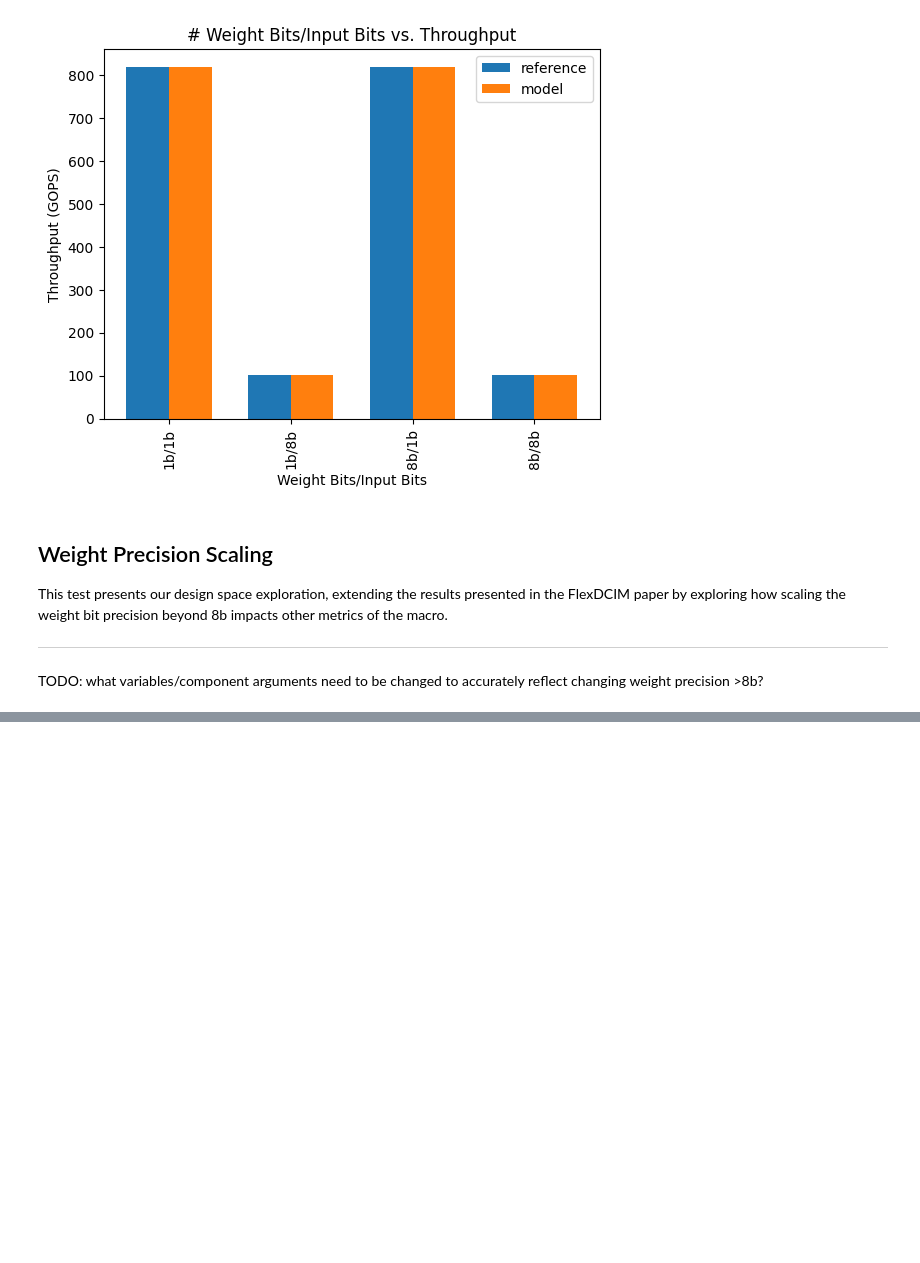
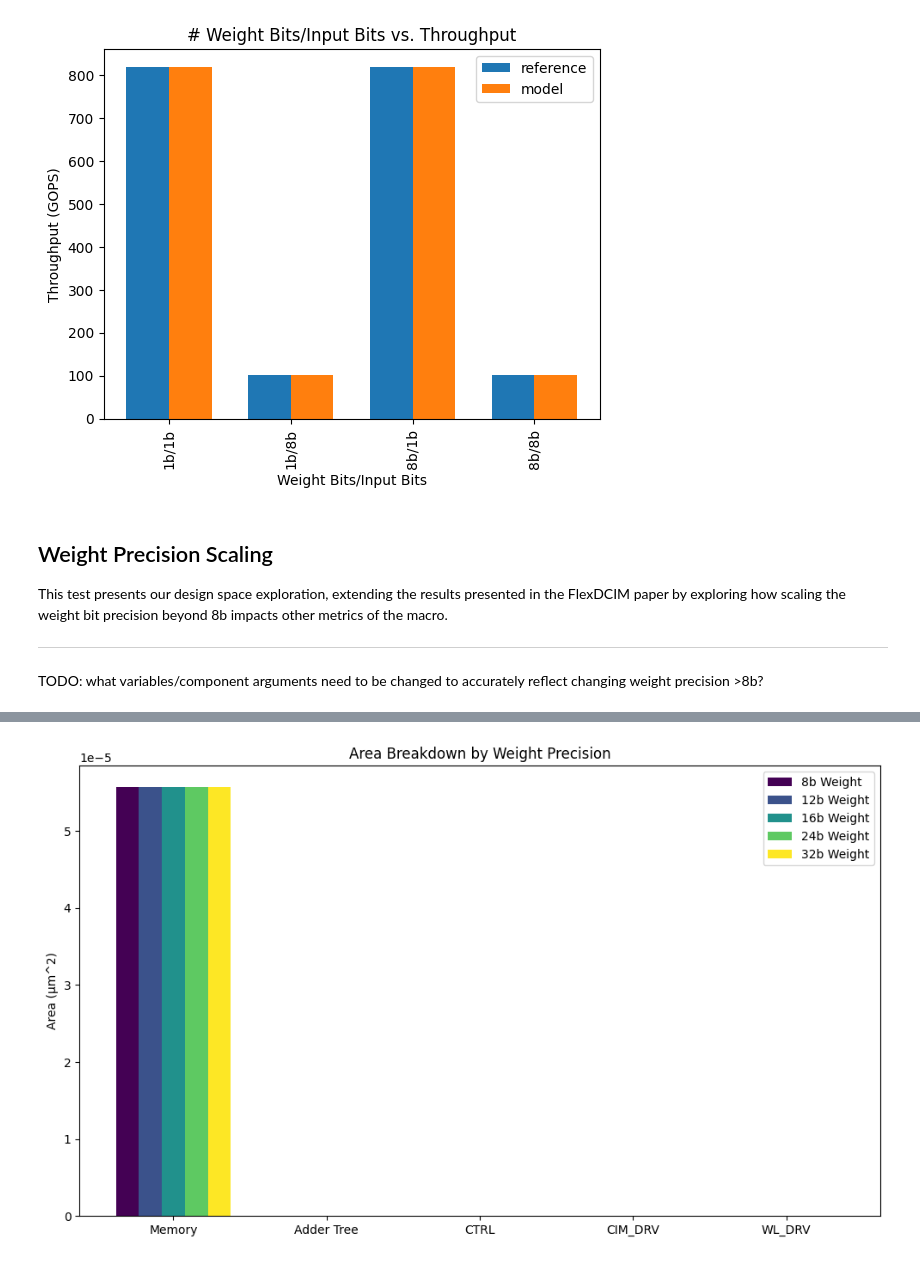
Before and after one commit to linv24/6.5930-project, a Jupyter notebook: workspace/models/arch/1_macro/flexdcim_2025/_guide.ipynb, the cells around one changed output, grey strips where cells are left out. Cells and saved outputs as stored; diff of their text form; code cells hidden in the pictures; blank space fills up the shorter version.

Commit message:
add weight precision scaling experiments

```diff
--- a/workspace/models/arch/1_macro/flexdcim_2025/_guide.ipynb
+++ b/workspace/models/arch/1_macro/flexdcim_2025/_guide.ipynb
@@ -473,14 +390,0 @@ r = utils.single_test(
-# %%
-MACRO_NAME = ""
-
-results = utils.single_test(
-    utils.quick_run(
-        macro=MACRO_NAME,
-        variables=dict(
-            INPUT_BITS=1,
-            WEIGHT_BITS=8,
-            OUTPUT_BITS=16,
-            FORCE_100MHZ=True,
-        ),
-    )
-)
@@ -540,0 +391,2 @@ results = utils.parallel_test(
+# %%
+scaled_weights_precisions = [8, 12, 16, 24, 32]
@@ -540,0 +456,26 @@ results = utils.parallel_test(
+# %%
+results = utils.parallel_test(
+    utils.delayed(utils.quick_run)(
+        macro=MACRO_NAME,
+        variables=dict(
+            MAX_UTILIZATION=True,
+            WEIGHT_BITS=w,
+        ),
+    )
+    for w in scaled_weights_precisions
+)
+
+results.combine_per_component_area(memory_components, "Memory")
+results.combine_per_component_area(adder_tree_components, "Adder Tree")
+results.combine_per_component_area(ctrl_components, "CTRL")
+results.combine_per_component_area(cim_drv_components, "CIM_DRV")
+results.combine_per_component_area(wl_drv_components, "WL_DRV")
+results.clear_zero_areas()
+# %%
+multi_bar_plot(
+    [r.per_component_area for r in results],
+    ylabel="Area (µm^2)",
+    title="Area Breakdown by Weight Precision",
+)
+# %% [output]
+[figure, added]
```
Also changed, not shown: parts of 24 cells of this notebook.
